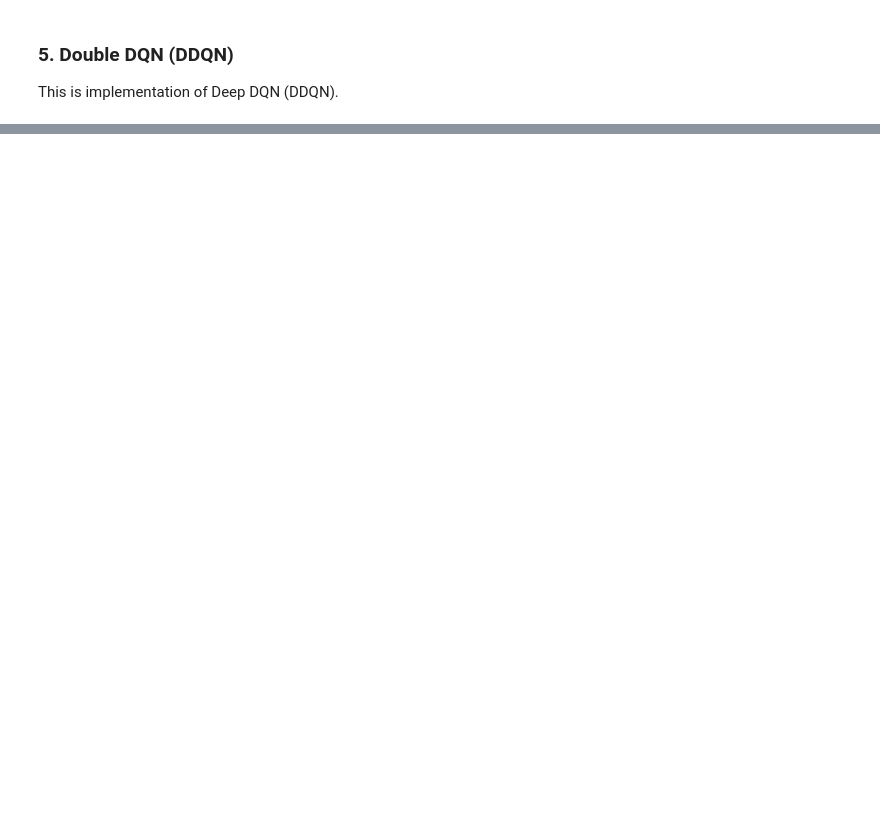
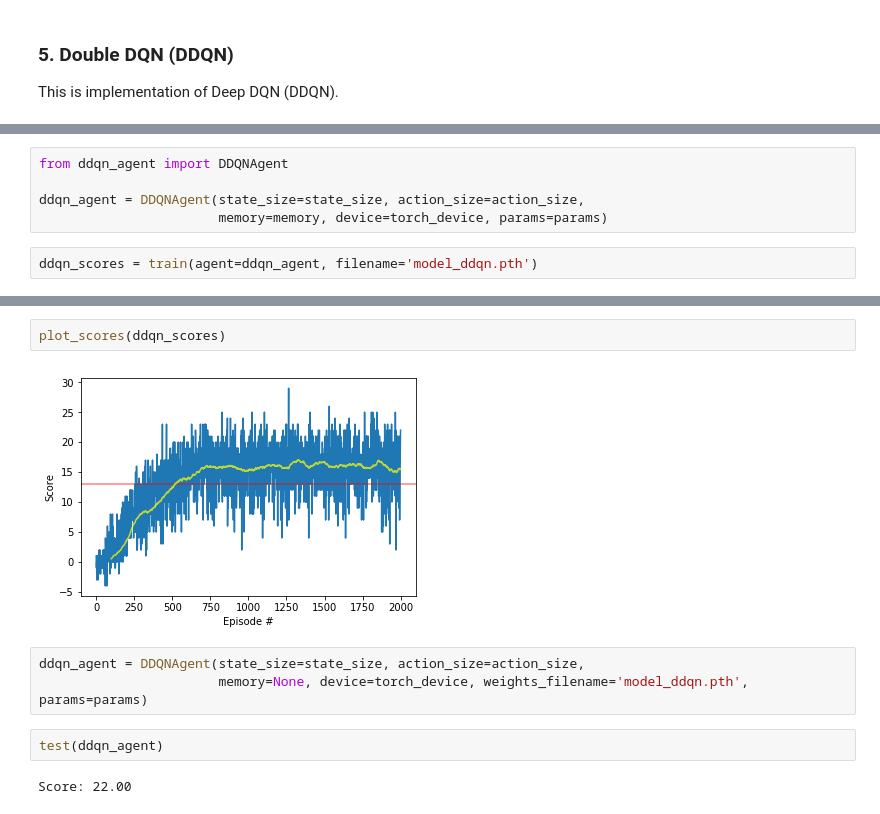
Before and after one commit to turnaround0/udacity-drl-p1-navigation, a Jupyter notebook: Navigation.ipynb, the cells around one changed output, grey strips where cells are left out. Cells and saved outputs as stored; diff of their text form; blank space fills up the shorter version.

Commit message:
Add Double Deep Q network(DDQN) learning module
DDQN module was added.
For this, previous DQN agent/model and replay buffer were modulized more,
because many methods of DQN could be used also on DDQN.

```diff
--- a/Navigation.ipynb
+++ b/Navigation.ipynb
@@ -308,0 +341,7 @@ This is implementation of Deep DQN (DDQN).
+# %%
+from ddqn_agent import DDQNAgent
+
+ddqn_agent = DDQNAgent(state_size=state_size, action_size=action_size,
+                       memory=memory, device=torch_device, params=params)
+# %%
+ddqn_scores = train(agent=ddqn_agent, filename='model_ddqn.pth')
@@ -308,0 +366,11 @@ This is implementation of Deep DQN (DDQN).
+# %%
+plot_scores(ddqn_scores)
+# %% [output]
+[figure, added]
+# %%
+ddqn_agent = DDQNAgent(state_size=state_size, action_size=action_size,
+                       memory=None, device=torch_device, weights_filename='model_ddqn.pth', params=params)
+# %%
+test(ddqn_agent)
+# %% [output]
+Score: 22.00
```
Also changed, not shown: parts of 24 cells of this notebook, 4 other files.
